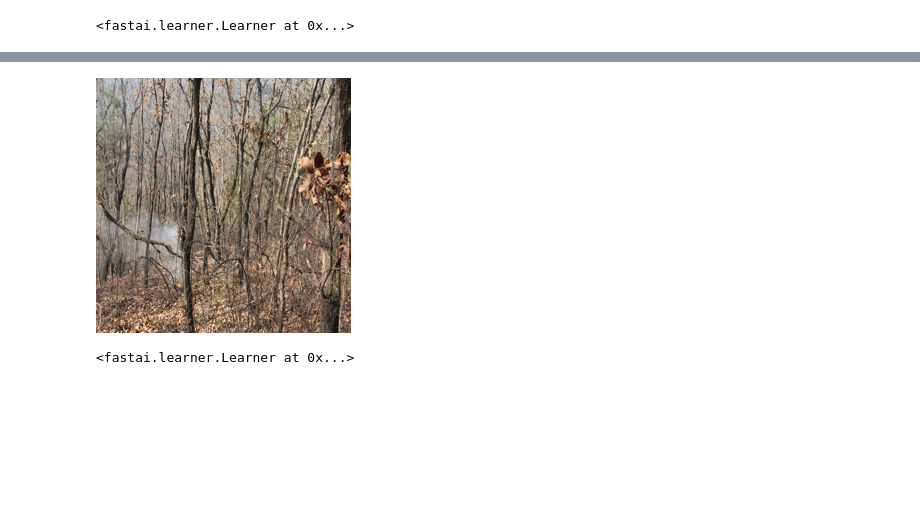
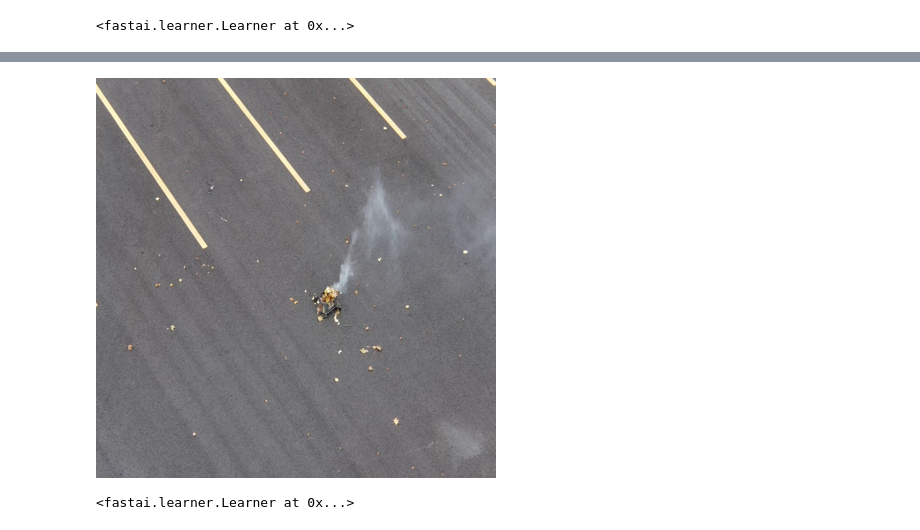
Before and after one commit to qiaolinhan/giao, a Jupyter notebook: havingfun/detecting/segmentation/unet34/Attention U-res34-infastai.ipynb, the cells around one changed output, grey strips where cells are left out. Cells and saved outputs as stored; diff of their text form; code cells hidden in the pictures; blank space fills up the shorter version.

```diff
--- a/havingfun/detecting/segmentation/unet34/Attention U-res34-infastai.ipynb
+++ b/havingfun/detecting/segmentation/unet34/Attention U-res34-infastai.ipynb
@@ -189,5 +218,6 @@ learn.show_results()
 # %%
-img = Image.open('/home/qiao/dev/giao/datasets/huangling/地面拍摄/IMG_6959.JPG').resize((255, 255))
-img.show()
+pilimg = Image.open('/home/qiao/dev/giao/datasets/bounding/images/DJI_20211017111122_0003_Z_MP4_1.png').resize((400, 400))
+pilimg.show()
+img = PILImage(pilimg)
 # %% [output]
-[figure, old version]
+[figure, new version]
```
Also changed, not shown: parts of 31 cells of this notebook, 1 other file.
